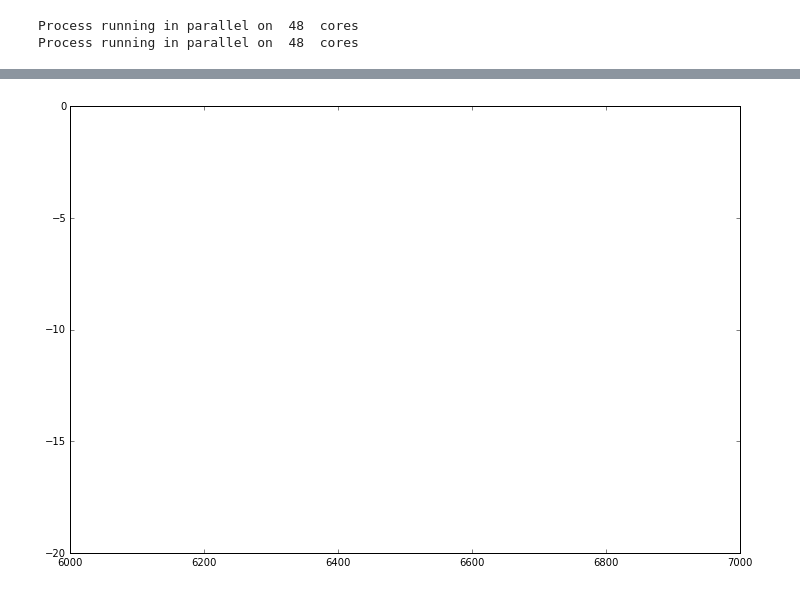
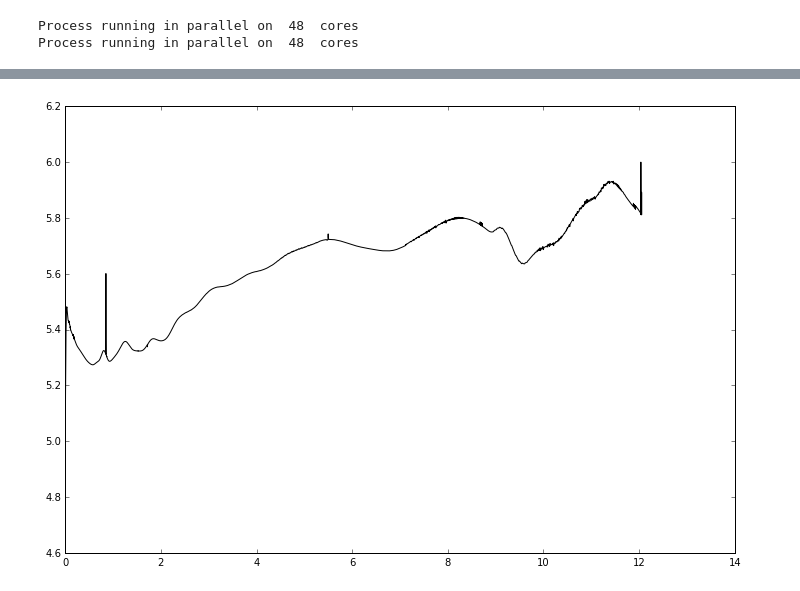
Before and after one commit to JRGarza/CE_mesa, a Jupyter notebook: python_scripts/check_results_tassos.ipynb, the cells around one changed output, grey strips where cells are left out. Saved outputs shown, nothing was run; the diff lists cells and outputs as text; code cells hidden in the pictures.

```diff
--- a/python_scripts/check_results_tassos.ipynb
+++ b/python_scripts/check_results_tassos.ipynb
@@ -9,7 +9,7 @@ import numpy as np
 %matplotlib inline
 p.rcParams['figure.figsize'] = 12, 8  # that's default image size for this interactive session
 
-data_path = "/home/evol/fragkos/disk1/repos/CE_mesa/working/LOGS/"
+data_path = "/home/evol/fragkos/disk1/mesa_projects/CE/example_runs/run_atmEdd_tau0.066/LOGS/"
 a = ms.mesa(data_path=data_path, parallel=True, abundances=False, log_abundances = True, Yaxis='mass', Xaxis="log_inv_star_age",czones=False, Variable='v_div_vesc', orbit=True)
 # %% [output]
 Process running in parallel on  48  cores
@@ -84,7 +68,5 @@ plt.show()
 # %%
-plt.plot(a.history['model_number'], a.history["log_abs_mdot"], color='k')
-plt.xlim(6000, 7000)
-plt.ylim(-20, 0.0)
+plt.plot(a.history['star_age'], a.history["log_L"], color='k')
 plt.show()
 # %% [output]
-[figure, old version]
+[figure, new version]
```
Also changed, not shown: parts of 20 cells of this notebook, 2 other files.
